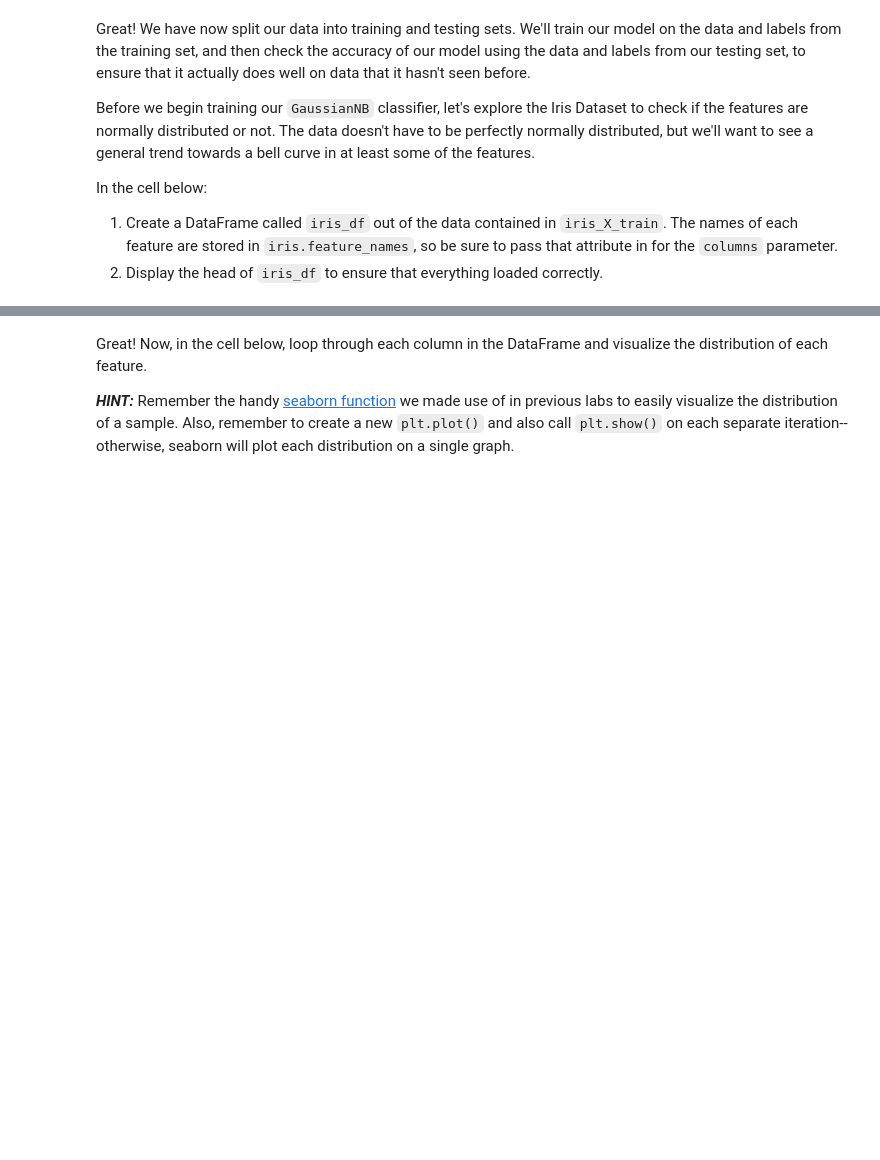
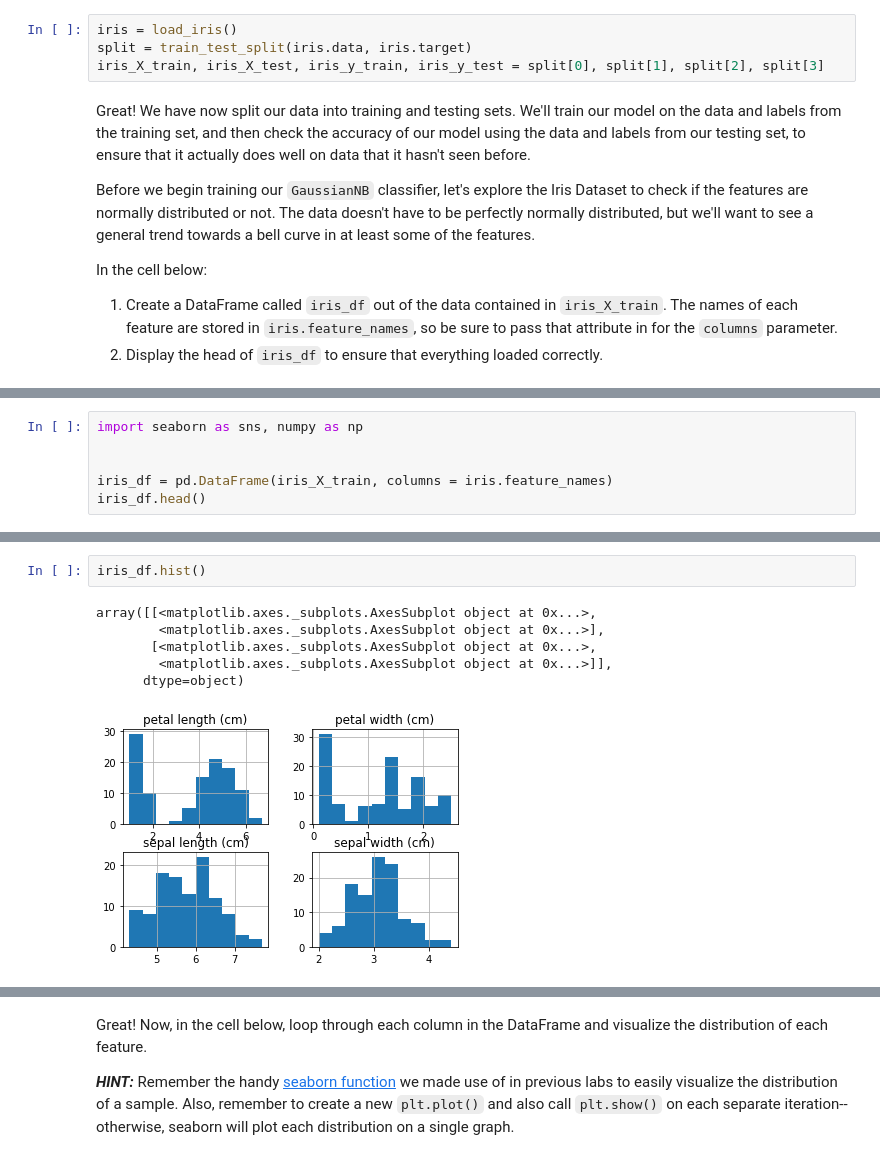
Before and after one commit to learn-co-students/ds-naive-bayes-with-distributions-lab-nyc-career-ds-062518, a Jupyter notebook: index.ipynb, the cells around one changed output, grey strips where cells are left out. Saved outputs shown, nothing was run; the diff lists cells and outputs as text; blank space fills up the shorter version.

```diff
--- a/index.ipynb
+++ b/index.ipynb
@@ -52,3 +48,7 @@ iris_X_train, iris_X_test, iris_y_train, iris_y_test = None
+# %%
+iris = load_iris()
+split = train_test_split(iris.data, iris.target)
+iris_X_train, iris_X_test, iris_y_train, iris_y_test = split[0], split[1], split[2], split[3]
 # %% [markdown]
 Great! We have now split our data into training and testing sets.  We'll train our model on the data and labels from the training set, and then check the accuracy of our model using the data and labels from our testing set, to ensure that it actually does well on data that it hasn't seen before.
 
@@ -62,0 +60,6 @@ iris_df = None
+# %%
+import seaborn as sns, numpy as np
+
+
+iris_df = pd.DataFrame(iris_X_train, columns = iris.feature_names)
+iris_df.head()
@@ -62,0 +73,9 @@ iris_df = None
+# %%
+iris_df.hist()
+# %% [output]
+array([[<matplotlib.axes._subplots.AxesSubplot object at 0x...>,
+        <matplotlib.axes._subplots.AxesSubplot object at 0x...>],
+       [<matplotlib.axes._subplots.AxesSubplot object at 0x...>,
+        <matplotlib.axes._subplots.AxesSubplot object at 0x...>]],
+      dtype=object)
+[figure, added]
```
Also changed, not shown: parts of 14 cells of this notebook.
